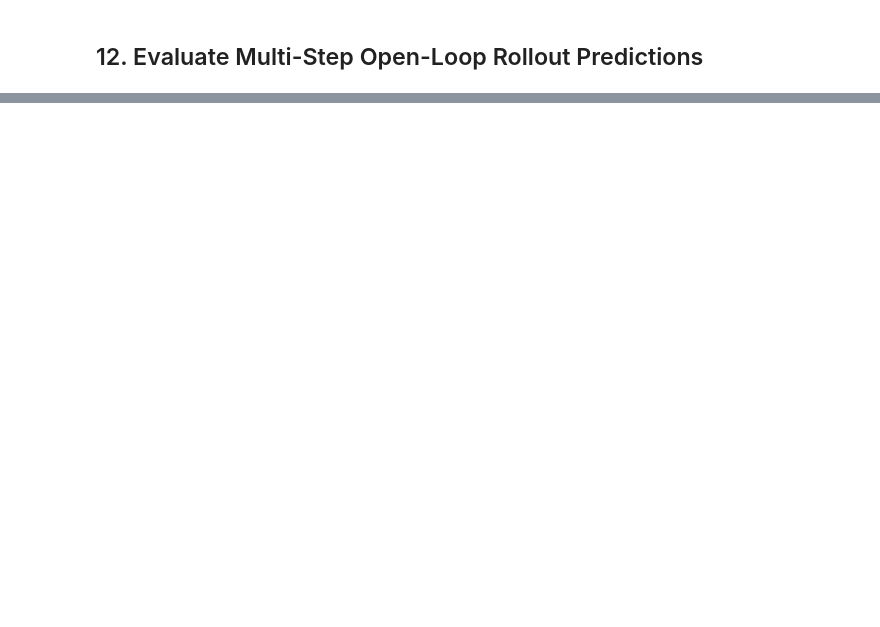
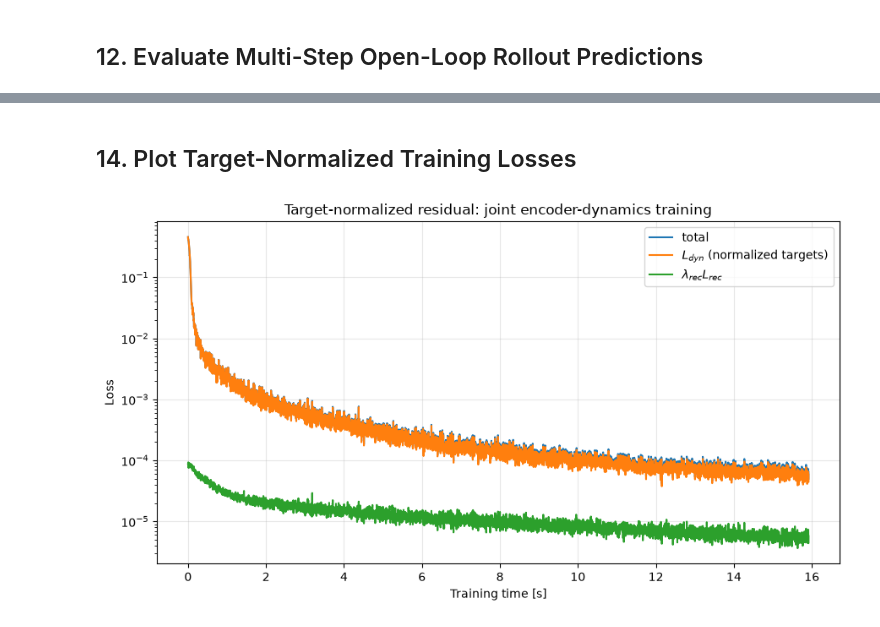
Before and after one commit to dimitriasilveria/variational_neural_dynamics, a Jupyter notebook: examples/state_hovering/train_residual_dyn_encoder.ipynb, the cells around one changed output, grey strips where cells are left out. Cells and saved outputs as stored; diff of their text form; code cells hidden in the pictures; blank space fills up the shorter version.

```diff
--- a/examples/state_hovering/train_residual_dyn_encoder.ipynb
+++ b/examples/state_hovering/train_residual_dyn_encoder.ipynb
@@ -1018,0 +1222,32 @@ plt.show()
+# %% [markdown]
+## 14. Plot Target-Normalized Training Losses
+# %%
+target_normalized_training_time_axis = jnp.linspace(
+    0.0, target_normalized_training_duration, num_training_steps
+)
+fig, ax = plt.subplots(figsize=(9, 5))
+ax.plot(
+    target_normalized_training_time_axis,
+    target_normalized_training_losses[:, 0],
+    label="total",
+)
+ax.plot(
+    target_normalized_training_time_axis,
+    target_normalized_training_losses[:, 1],
+    label=r"$L_{dyn}$ (normalized targets)",
+)
+ax.plot(
+    target_normalized_training_time_axis,
+    lambda_rec * target_normalized_training_losses[:, 2],
+    label=r"$\lambda_{rec} L_{rec}$",
+)
+ax.set_yscale("log")
+ax.set_xlabel("Training time [s]")
+ax.set_ylabel("Loss")
+ax.set_title("Target-normalized residual: joint encoder-dynamics training")
+ax.grid(True, alpha=0.3)
+ax.legend()
+fig.tight_layout()
+plt.show()
+# %% [output]
+[figure, added]
```
Also changed, not shown: parts of 13 cells of this notebook.
